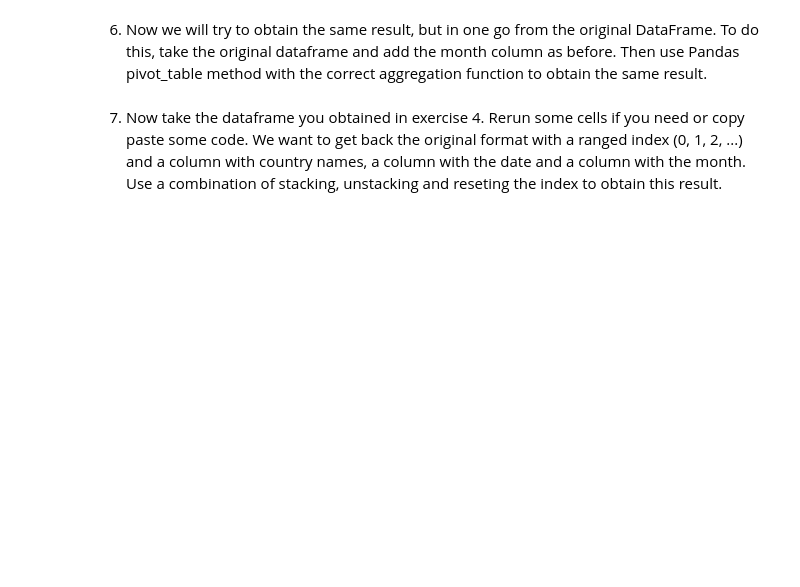
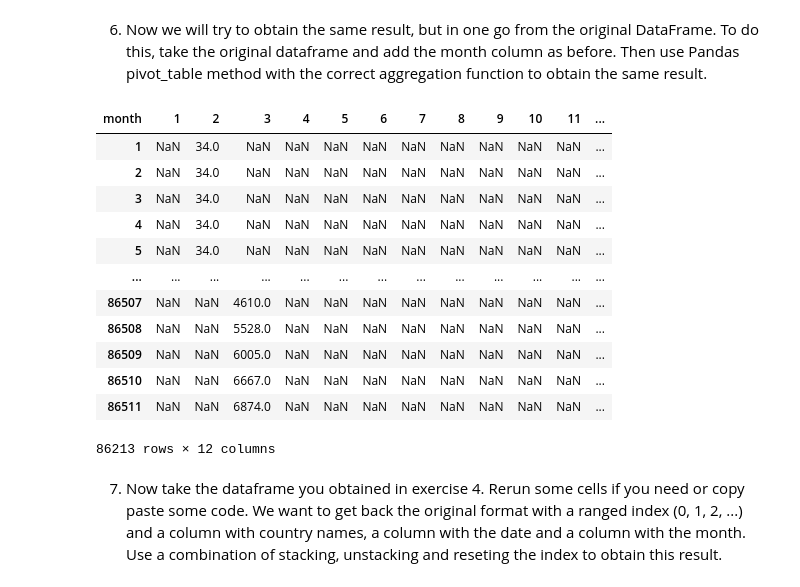
Before and after one commit to fenyx-it-academy/Class8-DataManipulation-Week20, a Jupyter notebook: assignment3.ipynb, the cells around one changed output. Drawn from its saved outputs; the diff is of its cells as text; code cells hidden in the pictures; blank space fills up the shorter version.

```diff
--- a/assignment3.ipynb
+++ b/assignment3.ipynb
@@ -43,2 +156,19 @@ df = pd.read_csv("/path/to/country_vaccinations.csv")
+# %%
+# YOUR CODE HERE
+df.pivot_table(values='daily_vaccinations_per_million', index=df.index, columns='month', aggfunc='first')
+# %% [output]
+| month | 1 | 2 | 3 | 4 | 5 | 6 | 7 | 8 | 9 | 10 | 11 | ... |
+| 1 | NaN | 34.0 | NaN | NaN | NaN | NaN | NaN | NaN | NaN | NaN | NaN | ... |
+| 2 | NaN | 34.0 | NaN | NaN | NaN | NaN | NaN | NaN | NaN | NaN | NaN | ... |
+| 3 | NaN | 34.0 | NaN | NaN | NaN | NaN | NaN | NaN | NaN | NaN | NaN | ... |
+| 4 | NaN | 34.0 | NaN | NaN | NaN | NaN | NaN | NaN | NaN | NaN | NaN | ... |
+| 5 | NaN | 34.0 | NaN | NaN | NaN | NaN | NaN | NaN | NaN | NaN | NaN | ... |
+| ... | ... | ... | ... | ... | ... | ... | ... | ... | ... | ... | ... | ... |
+| 86507 | NaN | NaN | 4610.0 | NaN | NaN | NaN | NaN | NaN | NaN | NaN | NaN | ... |
+| 86508 | NaN | NaN | 5528.0 | NaN | NaN | NaN | NaN | NaN | NaN | NaN | NaN | ... |
+| 86509 | NaN | NaN | 6005.0 | NaN | NaN | NaN | NaN | NaN | NaN | NaN | NaN | ... |
+| 86510 | NaN | NaN | 6667.0 | NaN | NaN | NaN | NaN | NaN | NaN | NaN | NaN | ... |
+| 86511 | NaN | NaN | 6874.0 | NaN | NaN | NaN | NaN | NaN | NaN | NaN | NaN | ... |
+86213 rows × 12 columns
 # %% [markdown]
 7. Now take the dataframe you obtained in exercise 4. Rerun some cells if you need or copy paste some code. We want to get back the original format with a ranged index (0, 1, 2, ...) and a column with country names, a column with the date and a column with the month. Use a combination of stacking, unstacking and reseting the index to obtain this result.
```
Also changed, not shown: parts of 16 cells of this notebook, 2 other files.
